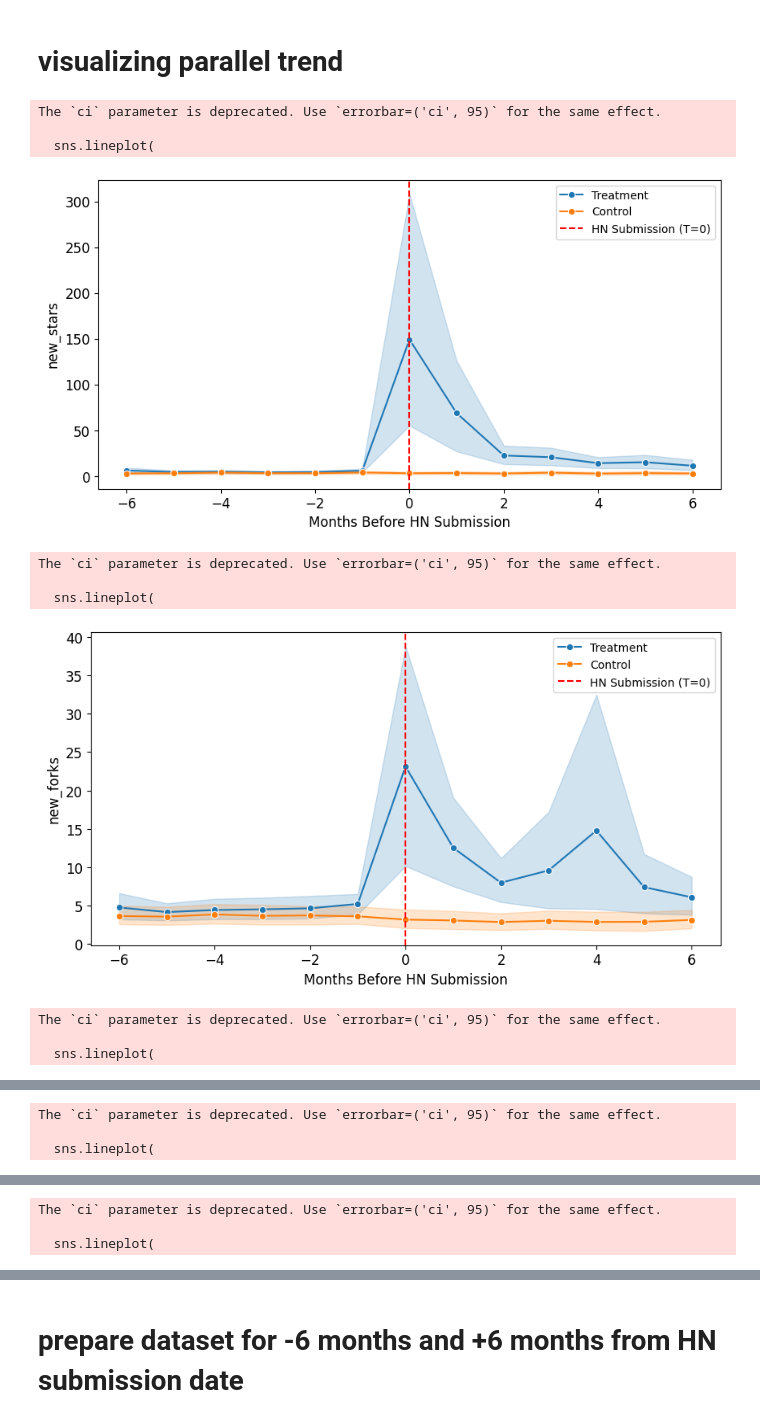
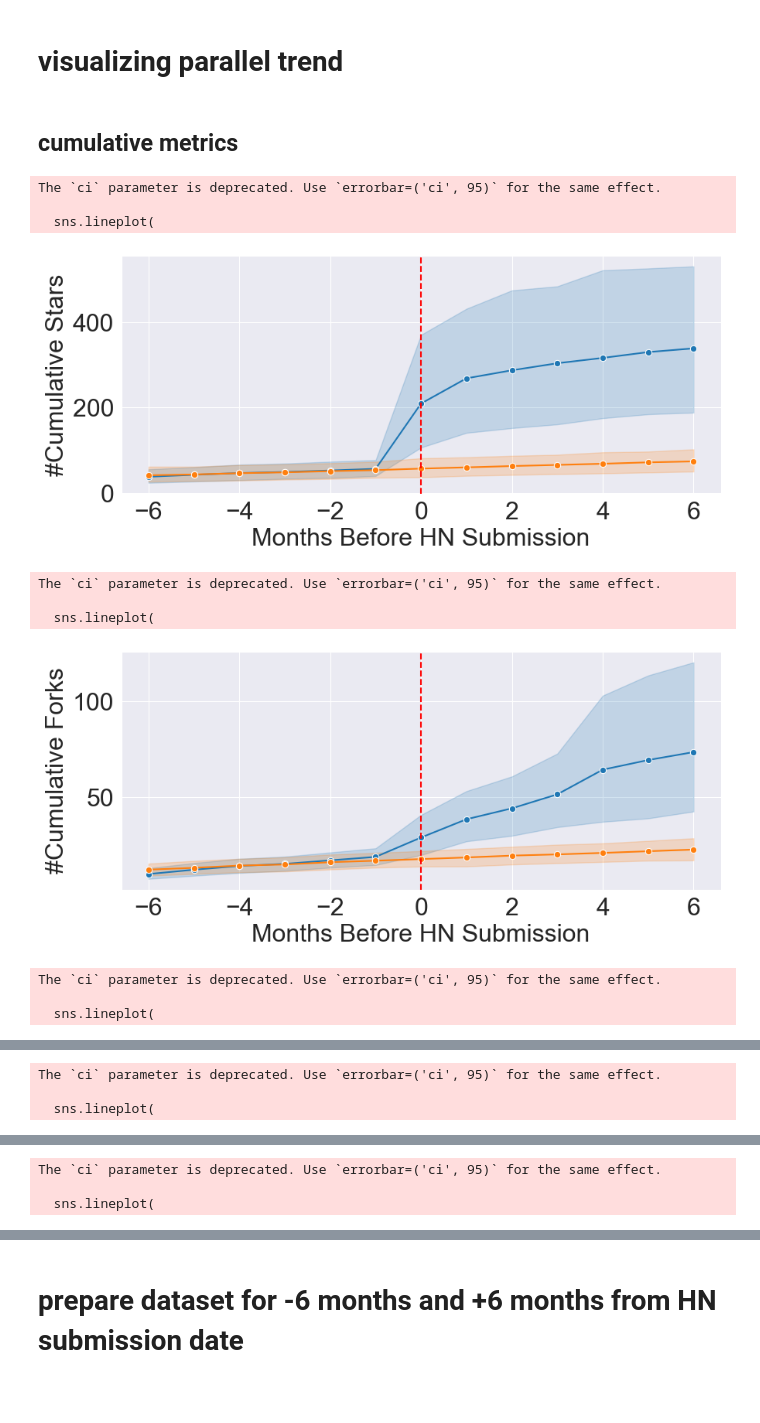
Before and after one commit to MUICT-SERU/SP2024-GPT, a Jupyter notebook: src/rq3/3c-causal-analysis/match-parallel-trend-assumption.ipynb, the cells around one changed output, grey strips where cells are left out. Cells and saved outputs as stored; diff of their text form; code cells hidden in the pictures; blank space fills up the shorter version.

Commit message:
differentiate PTA cumulative and new metrics

```diff
--- a/src/rq3/3c-causal-analysis/match-parallel-trend-assumption.ipynb
+++ b/src/rq3/3c-causal-analysis/match-parallel-trend-assumption.ipynb
@@ -9,7 +163,7 @@ from sklearn.metrics.pairwise import cosine_similarity, euclidean_distances
 # Load datasets
 treatment_metrics = pd.read_csv("../dataset/hn-stories-gh-ai-metrics-[6months-before-after-hn].csv")
 # treatment_metrics = pd.read_csv("../dataset/hn-stories-gh-ai-metrics-cumulative.csv", encoding="utf-7")
-treatment_metadata = pd.read_csv("../dataset/hn-stories-gh-ai-metadata.csv")
+treatment_metadata = pd.read_csv("../../rq1/dataset/hn-stories-gh-ai-metadata.csv")
 
 control_metrics = pd.read_csv("../dataset/nonhn-gh-ai-metrics-[2147].csv", encoding="utf-7")
 # control_metrics = pd.read_csv("../dataset/nonhn-gh-ai-metrics-cumulative.csv", encoding="utf-7")
@@ -155,13 +309,16 @@ Processing metric: new_prs
 Processing metric: active_contributors
 # %% [markdown]
 # visualizing parallel trend
+# %% [markdown]
+## cumulative metrics
 # %%
 import pandas as pd
 import matplotlib.pyplot as plt
 import seaborn as sns
 
-metrics = ['new_stars', 'new_forks', 'new_commits', 'new_prs', 'active_contributors']
-# metrics = ['cumulative_stars', 'cumulative_forks', 'cumulative_commits', 'cumulative_prs', 'cumulative_ve_contributors']
+plt.rcParams.update({'font.size': 23})
+
+metrics = ['cumulative_stars', 'cumulative_forks', 'cumulative_commits', 'cumulative_prs', 'cumulative_ve_contributors']
 
 # Align time: Convert dates to relative months
 def align_time(df, hn_date):
@@ -171,7 +328,7 @@ def align_time(df, hn_date):
 
 # Aggregate trends: Average over all repos
 def plot_aggregate_trend(metric):
-    plt.figure(figsize=(10, 5))
+    plt.figure(figsize=(10, 4))
 
     sns.lineplot(
         data=df_aligned,
@@ -181,20 +338,22 @@ def plot_aggregate_trend(metric):
         ci=95,  # Confidence interval
         marker="o"
     )
-    # increase font size
+
+    # Format metric names on axes as title
+    metric_title = metric.replace('_', ' ').title()
 
     plt.axvline(x=0, color='red', linestyle='dashed', label="HN Submission (T=0)")
     plt.xlabel("Months Before HN Submission")
-    plt.ylabel(metric)
-    plt.title(f"Parallel Trend Assumption Check ({metric})")
-    plt.legend()
+    plt.ylabel(f"#{metric_title}")
+    # plt.title(f"Parallel Trend Assumption Check ({metric_title})")
+    # Disable legend
+    plt.legend([], [], frameon=False)
+    plt.savefig(f"plots/parallel_trend_check_{metric}.pdf")
     plt.show()
 
 # Load the original metric data
-# df_treatment = pd.read_csv("../dataset/hn-stories-gh-ai-metrics-cumulative.csv", encoding="utf-7")
-# df_control = pd.read_csv("../dataset/nonhn-gh-ai-metrics-cumulative.csv", encoding="utf-7")
-df_treatment = pd.read_csv("../dataset/hn-stories-gh-ai-metrics-[6months-before-after-hn].csv")
-df_control = pd.read_csv("../dataset/nonhn-gh-ai-metrics-[2147].csv", encoding="utf-7")
+df_treatment = pd.read_csv("../dataset/hn-stories-gh-ai-metrics-cumulative.csv", encoding="utf-7")
+df_control = pd.read_csv("../dataset/nonhn-gh-ai-metrics-cumulative.csv", encoding="utf-7")
 
 for metric in metrics:
     # Load matched treatment-control data
@@ -214,38 +373,38 @@ for metric in metrics:
         treatment_repo = row['treatment_repo']
         control_repo = row['control_repo']
         hn_date = row['hn_submission_date']
 
         # Align treatment repo data
         treatment_data = df_treatment[df_treatment['repo_full_name'] == treatment_repo].copy()
         treatment_data = align_time(treatment_data, hn_date)
         treatment_data['repo_type'] = 'Treatment'
         aligned_treatment.append(treatment_data)
 
         # Align control repo data
         control_data = df_control[df_control['control_repo'] == control_repo].copy()
         control_data = align_time(control_data, hn_date)
         control_data['repo_type'] = 'Control'
         aligned_control.append(control_data)
 
     # Combine aligned data
     df_aligned = pd.concat(aligned_treatment + aligned_control, ignore_index=True)
 
     # Ensure relative_month is an integer for filtering
     df_aligned['relative_month'] = df_aligned['relative_month'].astype(int)
 
     # Filter for pre-submission period (T = -6 to -1)
     df_aligned = df_aligned[(df_aligned['relative_month'] >= -6) & (df_aligned['relative_month'] <= 6)]
 
     plot_aggregate_trend(metric)
 # %% [output]
 The `ci` parameter is deprecated. Use `errorbar=('ci', 95)` for the same effect.
 
   sns.lineplot(
-[figure, old version]
+[figure, new version]
 The `ci` parameter is deprecated. Use `errorbar=('ci', 95)` for the same effect.
 
   sns.lineplot(
-[figure, old version]
+[figure, new version]
 The `ci` parameter is deprecated. Use `errorbar=('ci', 95)` for the same effect.
 
   sns.lineplot(
```
Also changed, not shown: parts of 17 cells of this notebook, 1 other file.
